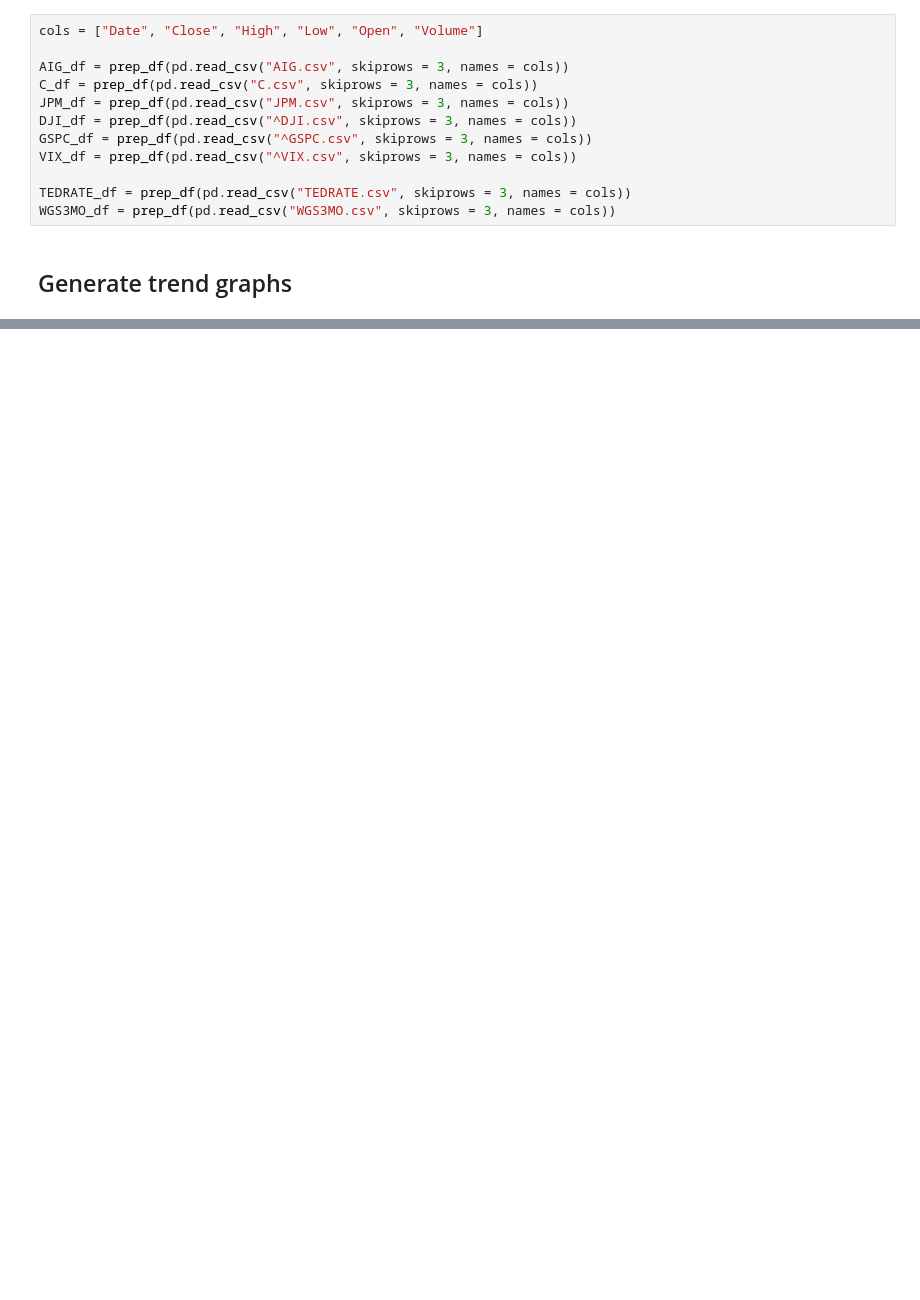
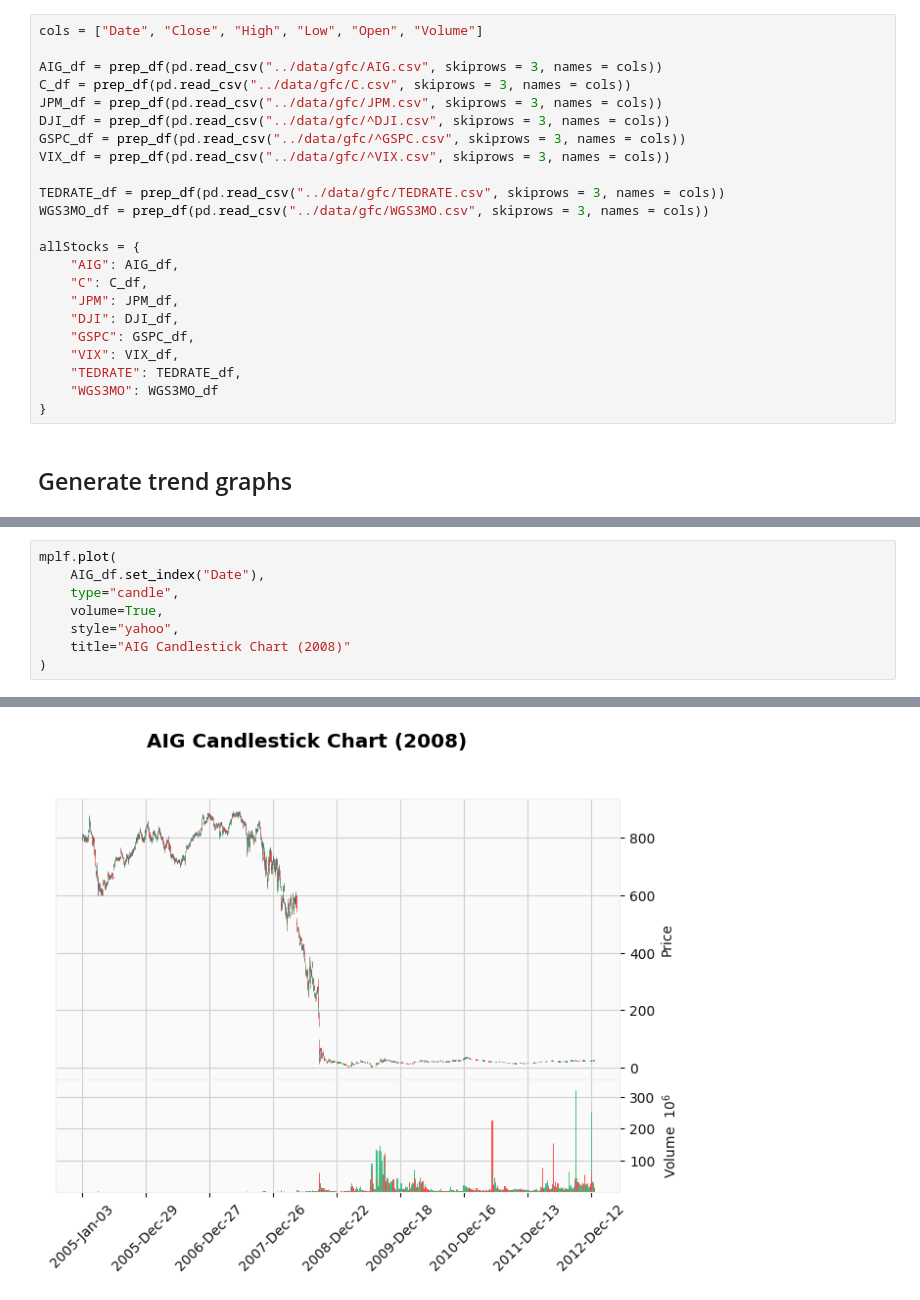
Before and after one commit to Dangomimikyu/ghostbusters, a Jupyter notebook: src/DataParse.ipynb, the cells around one changed output, grey strips where cells are left out. Drawn from its saved outputs; the diff is of its cells as text; blank space fills up the shorter version.

```diff
--- a/src/DataParse.ipynb
+++ b/src/DataParse.ipynb
@@ -12,15 +12,26 @@ def prep_df(df):
 # %%
 cols = ["Date", "Close", "High", "Low", "Open", "Volume"]
 
-AIG_df = prep_df(pd.read_csv("AIG.csv", skiprows = 3, names = cols))
-C_df = prep_df(pd.read_csv("C.csv", skiprows = 3, names = cols))
-JPM_df = prep_df(pd.read_csv("JPM.csv", skiprows = 3, names = cols))
-DJI_df = prep_df(pd.read_csv("^DJI.csv", skiprows = 3, names = cols))
-GSPC_df = prep_df(pd.read_csv("^GSPC.csv", skiprows = 3, names = cols))
-VIX_df = prep_df(pd.read_csv("^VIX.csv", skiprows = 3, names = cols))
+AIG_df = prep_df(pd.read_csv("../data/gfc/AIG.csv", skiprows = 3, names = cols))
+C_df = prep_df(pd.read_csv("../data/gfc/C.csv", skiprows = 3, names = cols))
+JPM_df = prep_df(pd.read_csv("../data/gfc/JPM.csv", skiprows = 3, names = cols))
+DJI_df = prep_df(pd.read_csv("../data/gfc/^DJI.csv", skiprows = 3, names = cols))
+GSPC_df = prep_df(pd.read_csv("../data/gfc/^GSPC.csv", skiprows = 3, names = cols))
+VIX_df = prep_df(pd.read_csv("../data/gfc/^VIX.csv", skiprows = 3, names = cols))
 
-TEDRATE_df = prep_df(pd.read_csv("TEDRATE.csv", skiprows = 3, names = cols))
-WGS3MO_df = prep_df(pd.read_csv("WGS3MO.csv", skiprows = 3, names = cols))
+TEDRATE_df = prep_df(pd.read_csv("../data/gfc/TEDRATE.csv", skiprows = 3, names = cols))
+WGS3MO_df = prep_df(pd.read_csv("../data/gfc/WGS3MO.csv", skiprows = 3, names = cols))
+
+allStocks = {
+    "AIG": AIG_df,
+    "C": C_df,
+    "JPM": JPM_df,
+    "DJI": DJI_df,
+    "GSPC": GSPC_df,
+    "VIX": VIX_df,
+    "TEDRATE": TEDRATE_df,
+    "WGS3MO": WGS3MO_df
+}
 # %% [markdown]
 ## Generate trend graphs
 # %%
@@ -44,0 +81,9 @@ mlp.show()
+# %%
+mplf.plot(
+    AIG_df.set_index("Date"),
+    type="candle",
+    volume=True,
+    style="yahoo",
+    title="AIG Candlestick Chart (2008)"
+)
+# %% [output]
@@ -44,0 +103 @@ mlp.show()
+[figure, added]
```
Also changed, not shown: parts of 10 cells of this notebook, 6 other files.
